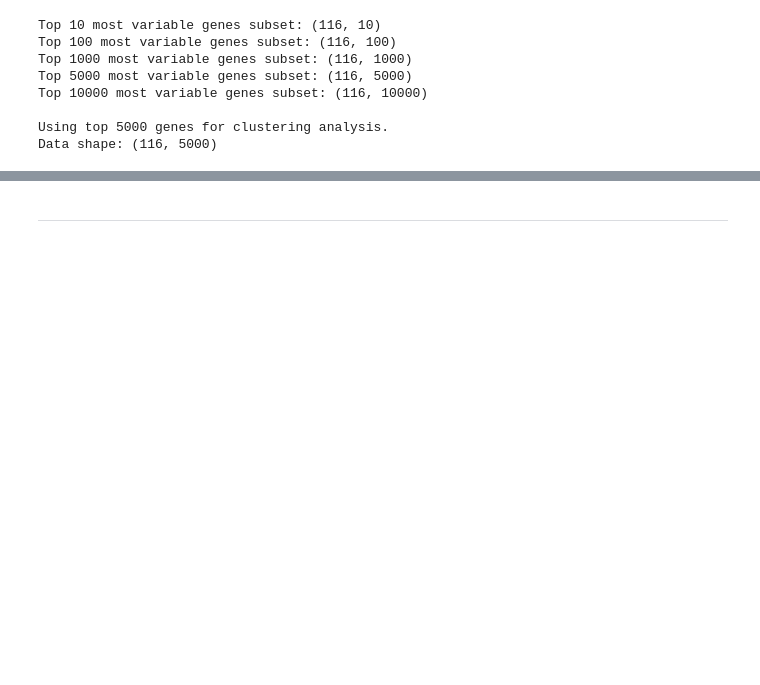
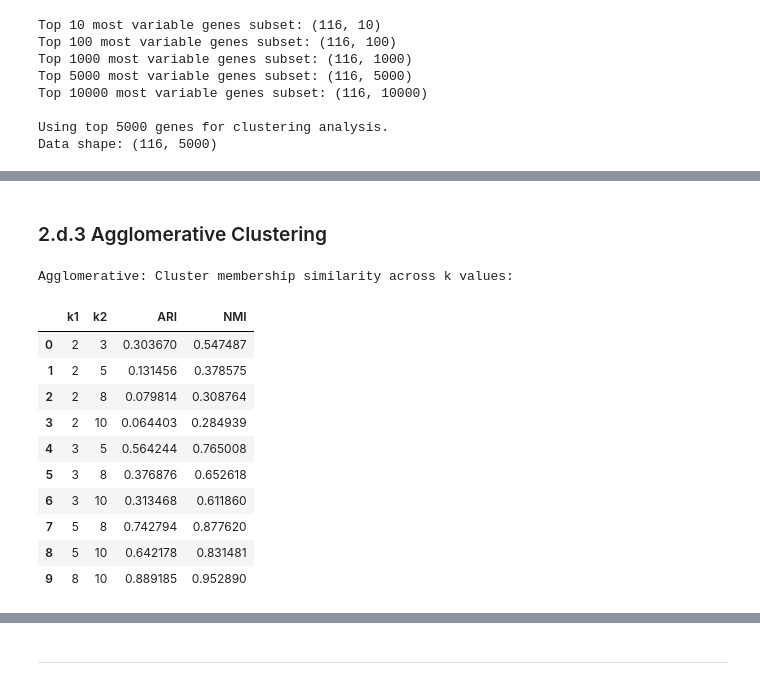
Before and after one commit to danielgeorge922/cgs4144_project, a Jupyter notebook: assn3/03_clustering.ipynb, the cells around one changed output, grey strips where cells are left out. Cells and saved outputs as stored; diff of their text form; code cells hidden in the pictures; blank space fills up the shorter version.

```diff
--- a/assn3/03_clustering.ipynb
+++ b/assn3/03_clustering.ipynb
@@ -300,0 +219,23 @@ preference=10: 116 clusters found
+# %% [markdown]
+### 2.d.3 Agglomerative Clustering
+# %%
+df_agg_membership, agg_labels_k = compare_membership_across_k(
+    AgglomerativeClustering(linkage='ward'),
+    X_scaled,
+    k_values
+)
+print("\nAgglomerative: Cluster membership similarity across k values:")
+display(df_agg_membership)
+# %% [output]
+Agglomerative: Cluster membership similarity across k values:
+|  | k1 | k2 | ARI | NMI |
+| 0 | 2 | 3 | 0.303670 | 0.547487 |
+| 1 | 2 | 5 | 0.131456 | 0.378575 |
+| 2 | 2 | 8 | 0.079814 | 0.308764 |
+| 3 | 2 | 10 | 0.064403 | 0.284939 |
+| 4 | 3 | 5 | 0.564244 | 0.765008 |
+| 5 | 3 | 8 | 0.376876 | 0.652618 |
+| 6 | 3 | 10 | 0.313468 | 0.611860 |
+| 7 | 5 | 8 | 0.742794 | 0.877620 |
+| 8 | 5 | 10 | 0.642178 | 0.831481 |
+| 9 | 8 | 10 | 0.889185 | 0.952890 |
```
Also changed, not shown: parts of 30 cells of this notebook.
